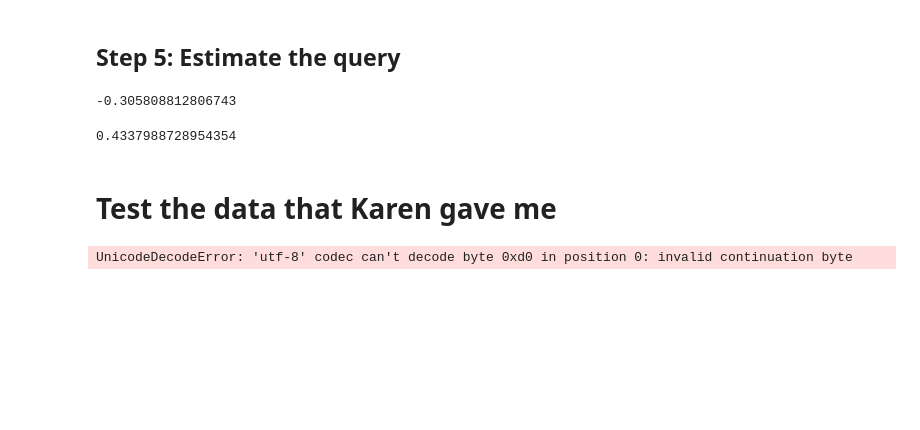
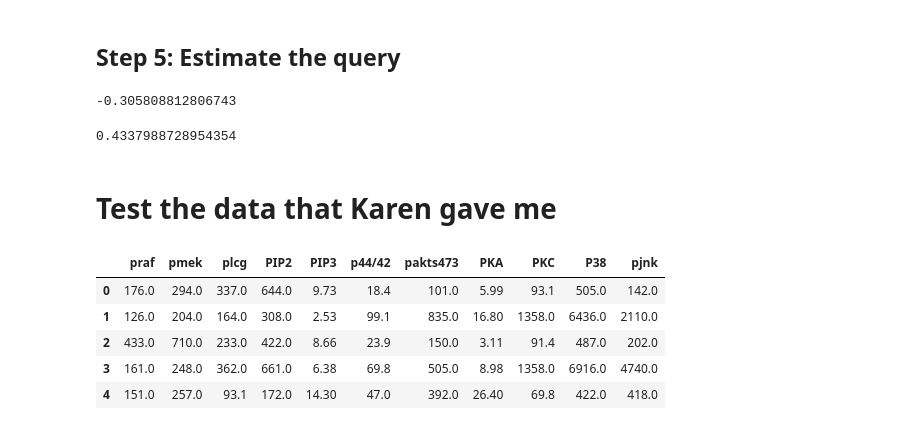
Before and after one commit to y0-causal-inference/eliater, a Jupyter notebook: notebooks/Case_study2_The_Tsignaling_pathway.ipynb, the cells around one changed output. Saved outputs shown, nothing was run; the diff lists cells and outputs as text; code cells hidden in the pictures; blank space fills up the shorter version.

```diff
--- a/notebooks/Case_study2_The_Tsignaling_pathway.ipynb
+++ b/notebooks/Case_study2_The_Tsignaling_pathway.ipynb
@@ -147,5 +147,14 @@ estimate_ace(new_graph, treatments=PKC, outcomes=ERK, data=data)
 # %% [markdown]
 # Test the data that Karen gave me
 # %%
+from src.eliater.data import load_sachs_test1, load_sachs_test2
+
+data1 = load_sachs_test1()
+data1.head()
 # %% [output]
-UnicodeDecodeError: 'utf-8' codec can't decode byte 0xd0 in position 0: invalid continuation byte
+|  | praf | pmek | plcg | PIP2 | PIP3 | p44/42 | pakts473 | PKA | PKC | P38 | pjnk |
+| 0 | 176.0 | 294.0 | 337.0 | 644.0 | 9.73 | 18.4 | 101.0 | 5.99 | 93.1 | 505.0 | 142.0 |
+| 1 | 126.0 | 204.0 | 164.0 | 308.0 | 2.53 | 99.1 | 835.0 | 16.80 | 1358.0 | 6436.0 | 2110.0 |
+| 2 | 433.0 | 710.0 | 233.0 | 422.0 | 8.66 | 23.9 | 150.0 | 3.11 | 91.4 | 487.0 | 202.0 |
+| 3 | 161.0 | 248.0 | 362.0 | 661.0 | 6.38 | 69.8 | 505.0 | 8.98 | 1358.0 | 6916.0 | 4740.0 |
+| 4 | 151.0 | 257.0 | 93.1 | 172.0 | 14.30 | 47.0 | 392.0 | 26.40 | 69.8 | 422.0 | 418.0 |
```
Also changed, not shown: parts of 1 cell of this notebook, 6 other files.
